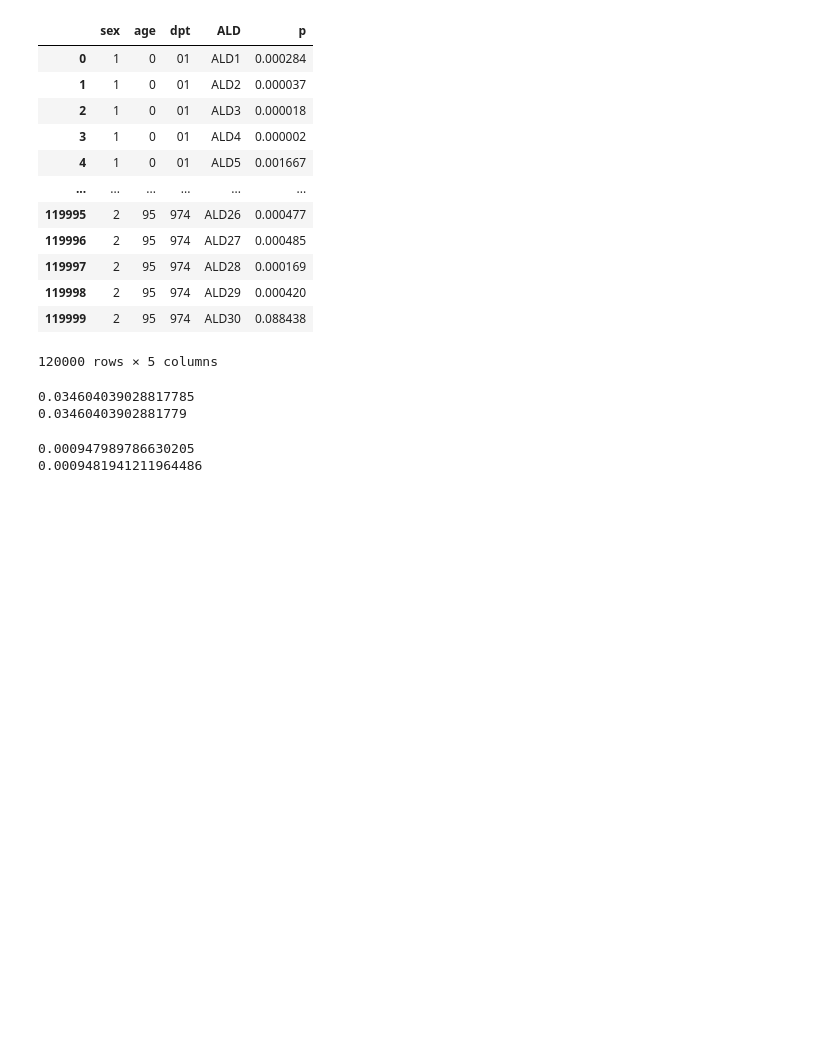
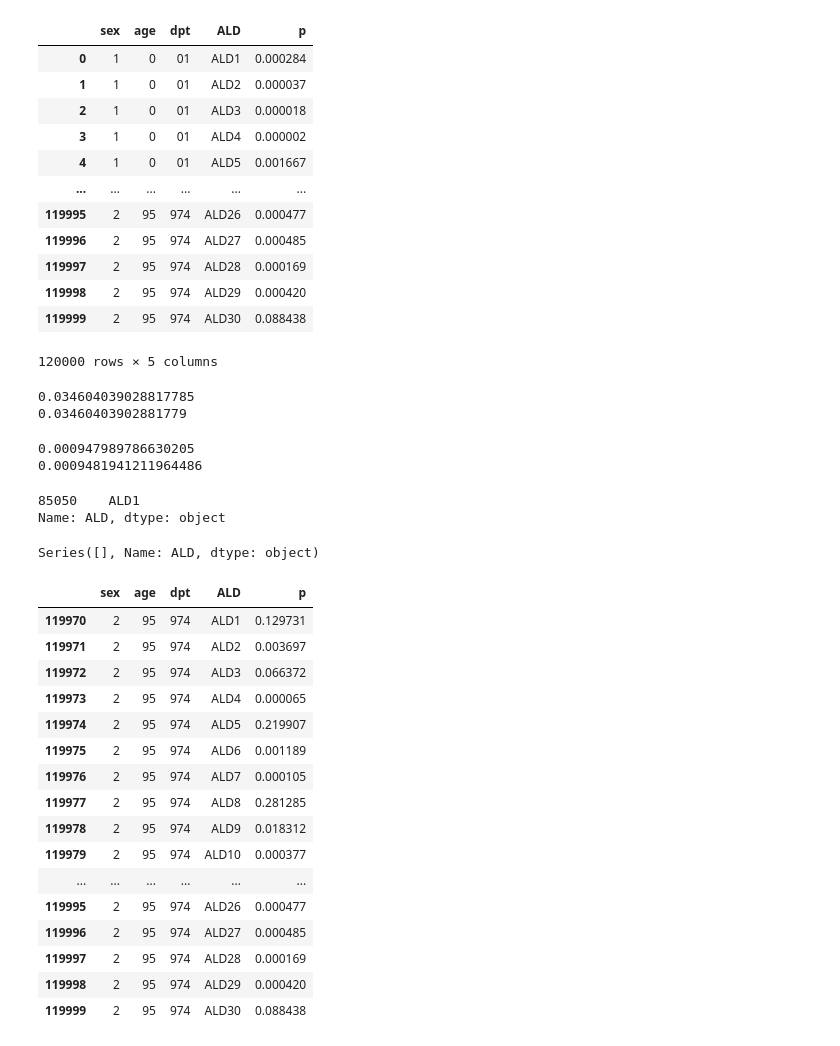
Before and after one commit to tguyet/medtrajectory_datagen, a Jupyter notebook: Data_Analysis/ALD.ipynb, the cells around one changed output. Saved outputs shown, nothing was run; the diff lists cells and outputs as text; code cells hidden in the pictures; blank space fills up the shorter version.

```diff
--- a/Data_Analysis/ALD.ipynb
+++ b/Data_Analysis/ALD.ipynb
@@ -236,3 +240,40 @@ print( float(p_d_ald[(p_d_ald['dpt']==dpt) & (p_d_ald['ALD']==ALD)]['p']) )
 # %% [output]
 0.000947989786630205
 0.0009481941211964486
+# %%
+#Generation d'une liste d'ALD pour un profil patient donné
+dpt='35'
+age=70
+sex=1
+pALD=P[(P['dpt']==dpt) & (P['age']==age)& (P['sex']==sex)][["ALD",'p']]
+pALD[pALD['p']>=np.random.rand(30)]['ALD']
+# %% [output]
+85050    ALD1
+Name: ALD, dtype: object
+# %%
+pALD[pALD['p']>=np.random.rand(1)[0]]['ALD']
+# %% [output]
+Series([], Name: ALD, dtype: object)
+# %%
+dpt='974'
+age=95
+sex=2
+P[(P['dpt']==dpt) & (P['age']==age)& (P['sex']==sex)]
+# %% [output]
+|  | sex | age | dpt | ALD | p |
+| 119970 | 2 | 95 | 974 | ALD1 | 0.129731 |
+| 119971 | 2 | 95 | 974 | ALD2 | 0.003697 |
+| 119972 | 2 | 95 | 974 | ALD3 | 0.066372 |
+| 119973 | 2 | 95 | 974 | ALD4 | 0.000065 |
+| 119974 | 2 | 95 | 974 | ALD5 | 0.219907 |
+| 119975 | 2 | 95 | 974 | ALD6 | 0.001189 |
+| 119976 | 2 | 95 | 974 | ALD7 | 0.000105 |
+| 119977 | 2 | 95 | 974 | ALD8 | 0.281285 |
+| 119978 | 2 | 95 | 974 | ALD9 | 0.018312 |
+| 119979 | 2 | 95 | 974 | ALD10 | 0.000377 |
+| ... | ... | ... | ... | ... | ... |
+| 119995 | 2 | 95 | 974 | ALD26 | 0.000477 |
+| 119996 | 2 | 95 | 974 | ALD27 | 0.000485 |
+| 119997 | 2 | 95 | 974 | ALD28 | 0.000169 |
+| 119998 | 2 | 95 | 974 | ALD29 | 0.000420 |
+| 119999 | 2 | 95 | 974 | ALD30 | 0.088438 |
```
Also changed, not shown: parts of 2 cells of this notebook, 11 other files.
